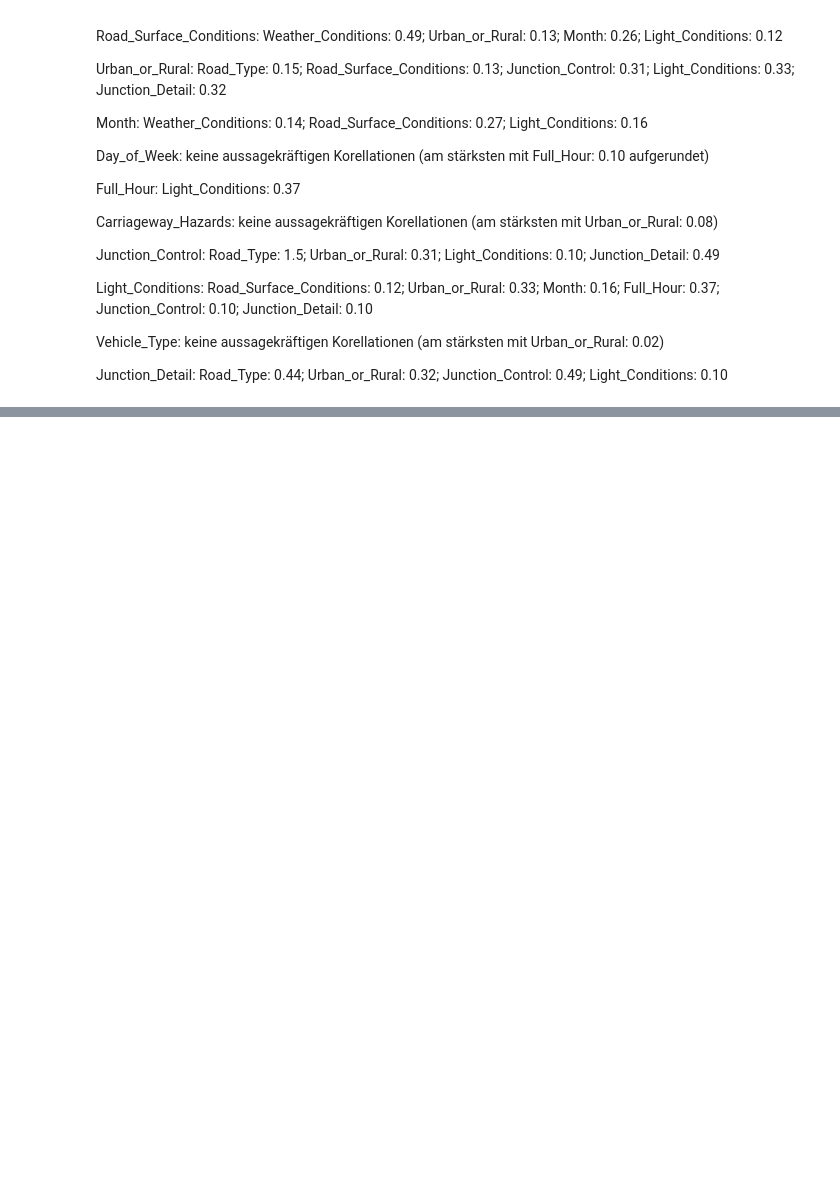
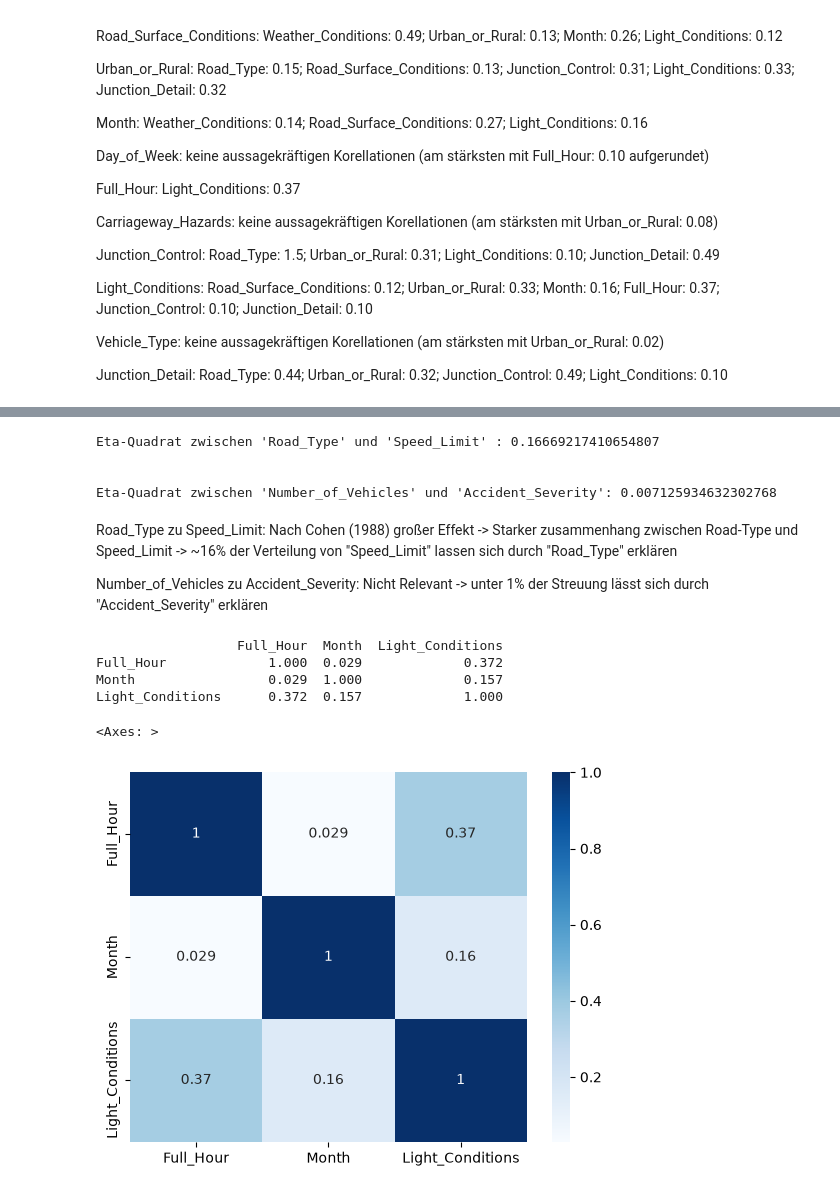
Before and after one commit to bentleman-byte/Credit-Card-Fraud-DSKI, a Jupyter notebook: Road_Accident.ipynb, the cells around one changed output, grey strips where cells are left out. Saved outputs shown, nothing was run; the diff lists cells and outputs as text; code cells hidden in the pictures; blank space fills up the shorter version.

```diff
--- a/Road_Accident.ipynb
+++ b/Road_Accident.ipynb
@@ -427,0 +423,40 @@ Slight                                        0.050760
+# %%
+def eta_sq(cols):
+    anova = pg.anova(data= df.dropna(subset= cols), dv= cols[0], between= cols[1], detailed= True)
+    return anova.loc[0, "np2"]
+
+print(f"Eta-Quadrat zwischen 'Road_Type' und 'Speed_Limit' : {eta_sq(["Speed_Limit", "Road_Type"])}")
+print("\n")
+print(f"Eta-Quadrat zwischen 'Number_of_Vehicles' und 'Accident_Severity': {eta_sq(["Number_of_Vehicles", "Accident_Severity"])}")
+# %% [output]
+Eta-Quadrat zwischen 'Road_Type' und 'Speed_Limit' : 0.16669217410654807
+
+
+Eta-Quadrat zwischen 'Number_of_Vehicles' und 'Accident_Severity': 0.007125934632302768
+# %% [markdown]
+Road_Type zu Speed_Limit: Nach Cohen (1988) großer Effekt -> Starker zusammenhang zwischen Road-Type und Speed_Limit -> ~16% der Verteilung von "Speed_Limit" lassen sich durch "Road_Type" erklären
+
+Number_of_Vehicles zu Accident_Severity: Nicht Relevant -> unter 1% der Streuung lässt sich durch "Accident_Severity" erklären
+# %%
+def cramers_v_matrix(df, cols):
+    matrix = pd.DataFrame(np.ones((len(cols), len(cols))), index=cols, columns=cols)
+    for col1 in cols:
+        for col2 in cols:
+            if col1 != col2:
+                ct = pd.crosstab(df[col1], df[col2])
+                matrix.loc[col1, col2] = association(ct, method="cramer")
+    return matrix
+
+# Beispiel mit euren Unfall-Spalten:
+nom_cols = ['Full_Hour', 'Month', 'Light_Conditions']
+cramer_df = cramers_v_matrix(df, nom_cols)
+print(cramer_df.round(3))
+
+sns.heatmap(cramer_df, annot=True, cmap="Blues")
+# %% [output]
+                  Full_Hour  Month  Light_Conditions
+Full_Hour             1.000  0.029             0.372
+Month                 0.029  1.000             0.157
+Light_Conditions      0.372  0.157             1.000
+<Axes: >
+[figure, added]
```
Also changed, not shown: parts of 15 cells of this notebook, 1 other file.
